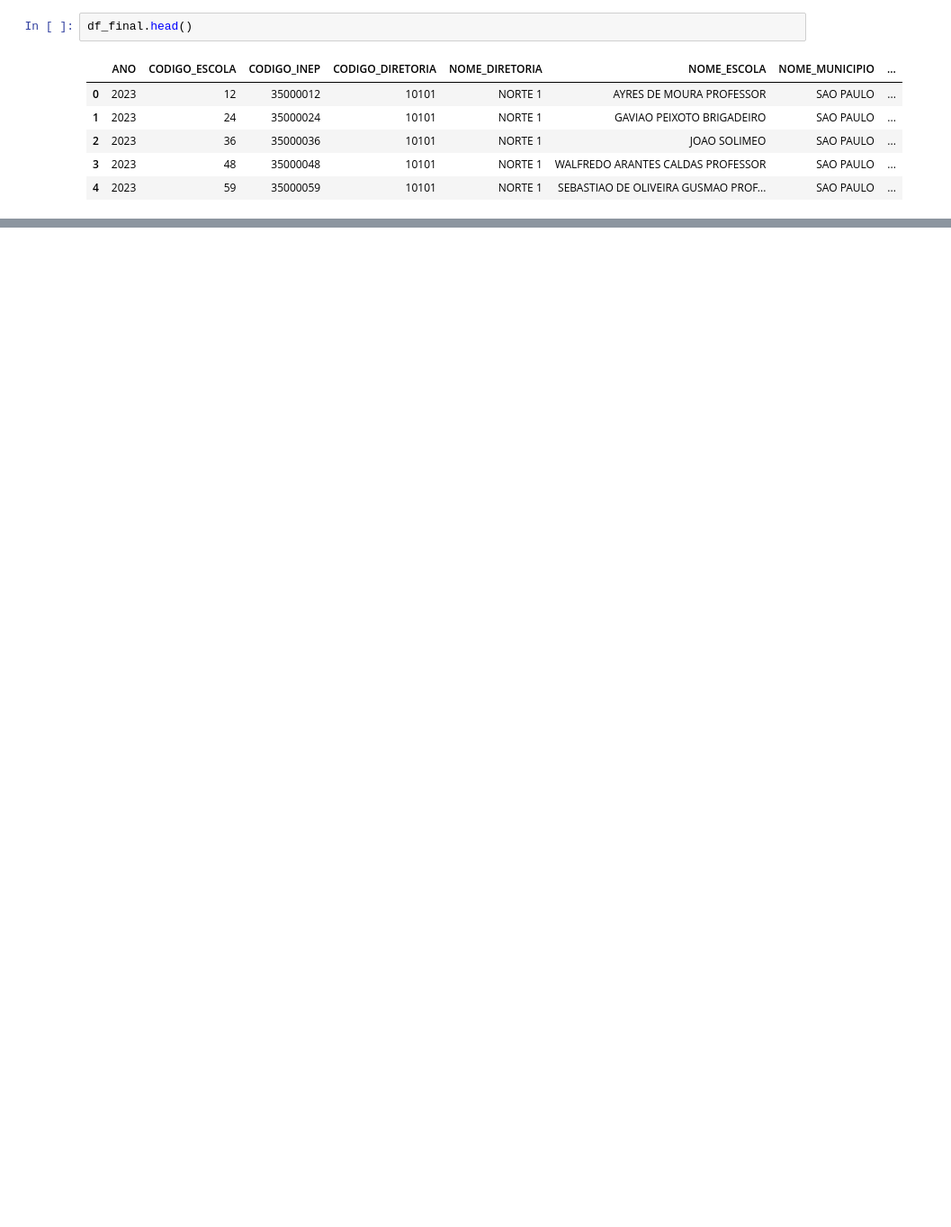
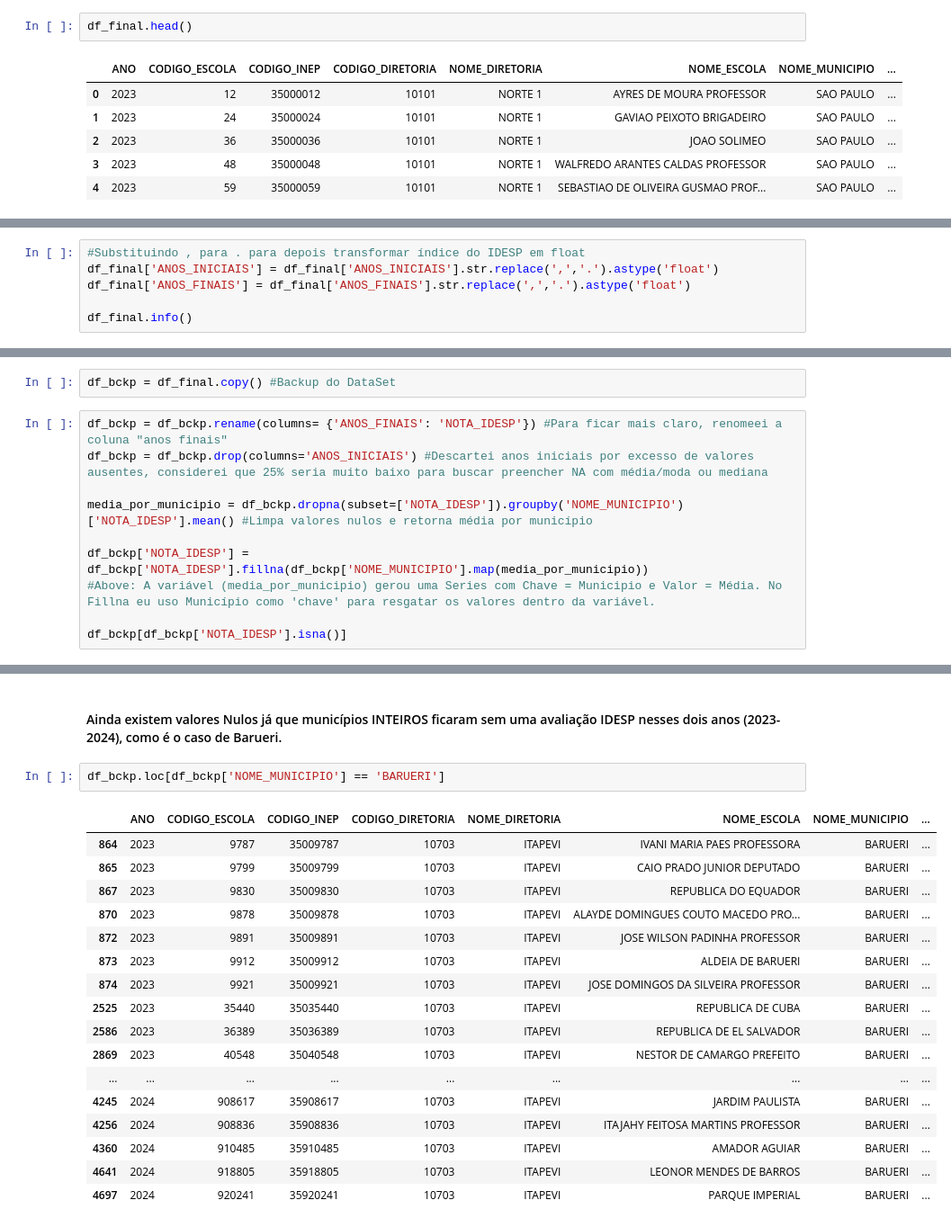
Before and after one commit to jardielsousar-cloud/Desempenho_escolas_publicas_Sao_Paulo, a Jupyter notebook: escolas.ipynb, the cells around one changed output, grey strips where cells are left out. Shown at 90% size. Saved outputs shown, nothing was run; the diff lists cells and outputs as text; blank space fills up the shorter version.

```diff
--- a/escolas.ipynb
+++ b/escolas.ipynb
@@ -69,0 +69,6 @@ df_1.head()
+# %%
+#Substituindo , para . para depois transformar índice do IDESP em float
+df_final['ANOS_INICIAIS'] = df_final['ANOS_INICIAIS'].str.replace(',','.').astype('float')
+df_final['ANOS_FINAIS'] = df_final['ANOS_FINAIS'].str.replace(',','.').astype('float')
+
+df_final.info()
@@ -69,0 +100,12 @@ df_1.head()
+# %%
+df_bckp = df_final.copy() #Backup do DataSet
+# %%
+df_bckp = df_bckp.rename(columns= {'ANOS_FINAIS': 'NOTA_IDESP'}) #Para ficar mais claro, renomeei a coluna "anos finais"
+df_bckp = df_bckp.drop(columns='ANOS_INICIAIS') #Descartei anos iniciais por excesso de valores ausentes, considerei que 25% seria muito baixo para buscar preencher NA com média/moda ou mediana
+
+media_por_municipio = df_bckp.dropna(subset=['NOTA_IDESP']).groupby('NOME_MUNICIPIO')['NOTA_IDESP'].mean() #Limpa valores nulos e retorna média por município
+
+df_bckp['NOTA_IDESP'] = df_bckp['NOTA_IDESP'].fillna(df_bckp['NOME_MUNICIPIO'].map(media_por_municipio))
+#Above: A variável (media_por_municipio) gerou uma Series com Chave = Municipio e Valor = Média. No Fillna eu uso Município como 'chave' para resgatar os valores dentro da variável.
+
+df_bckp[df_bckp['NOTA_IDESP'].isna()]
@@ -69,0 +126,22 @@ df_1.head()
+# %% [markdown]
+#### Ainda existem valores Nulos já que municípios INTEIROS ficaram sem uma avaliação IDESP nesses dois anos (2023-2024), como é o caso de Barueri.
+# %%
+df_bckp.loc[df_bckp['NOME_MUNICIPIO'] == 'BARUERI']
+# %% [output]
+|  | ANO | CODIGO_ESCOLA | CODIGO_INEP | CODIGO_DIRETORIA | NOME_DIRETORIA | NOME_ESCOLA | NOME_MUNICIPIO | ... |
+| 864 | 2023 | 9787 | 35009787 | 10703 | ITAPEVI | IVANI MARIA PAES PROFESSORA | BARUERI | ... |
+| 865 | 2023 | 9799 | 35009799 | 10703 | ITAPEVI | CAIO PRADO JUNIOR DEPUTADO | BARUERI | ... |
+| 867 | 2023 | 9830 | 35009830 | 10703 | ITAPEVI | REPUBLICA DO EQUADOR | BARUERI | ... |
+| 870 | 2023 | 9878 | 35009878 | 10703 | ITAPEVI | ALAYDE DOMINGUES COUTO MACEDO PRO... | BARUERI | ... |
+| 872 | 2023 | 9891 | 35009891 | 10703 | ITAPEVI | JOSE WILSON PADINHA PROFESSOR | BARUERI | ... |
+| 873 | 2023 | 9912 | 35009912 | 10703 | ITAPEVI | ALDEIA DE BARUERI | BARUERI | ... |
+| 874 | 2023 | 9921 | 35009921 | 10703 | ITAPEVI | JOSE DOMINGOS DA SILVEIRA PROFESSOR | BARUERI | ... |
+| 2525 | 2023 | 35440 | 35035440 | 10703 | ITAPEVI | REPUBLICA DE CUBA | BARUERI | ... |
+| 2586 | 2023 | 36389 | 35036389 | 10703 | ITAPEVI | REPUBLICA DE EL SALVADOR | BARUERI | ... |
+| 2869 | 2023 | 40548 | 35040548 | 10703 | ITAPEVI | NESTOR DE CAMARGO PREFEITO | BARUERI | ... |
+| ... | ... | ... | ... | ... | ... | ... | ... | ... |
+| 4245 | 2024 | 908617 | 35908617 | 10703 | ITAPEVI | JARDIM PAULISTA | BARUERI | ... |
+| 4256 | 2024 | 908836 | 35908836 | 10703 | ITAPEVI | ITAJAHY FEITOSA MARTINS PROFESSOR | BARUERI | ... |
+| 4360 | 2024 | 910485 | 35910485 | 10703 | ITAPEVI | AMADOR AGUIAR | BARUERI | ... |
+| 4641 | 2024 | 918805 | 35918805 | 10703 | ITAPEVI | LEONOR MENDES DE BARROS | BARUERI | ... |
+| 4697 | 2024 | 920241 | 35920241 | 10703 | ITAPEVI | PARQUE IMPERIAL | BARUERI | ... |
```
Also changed, not shown: parts of 16 cells of this notebook.
